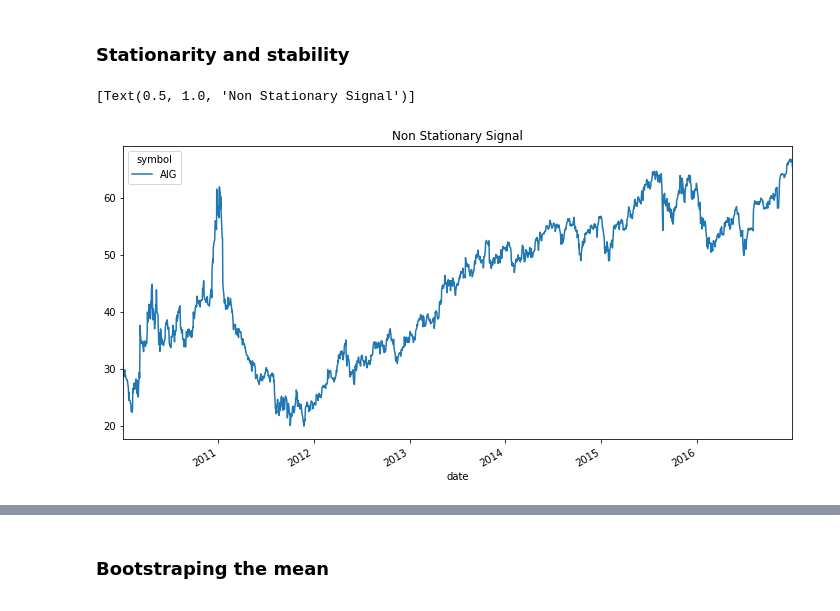
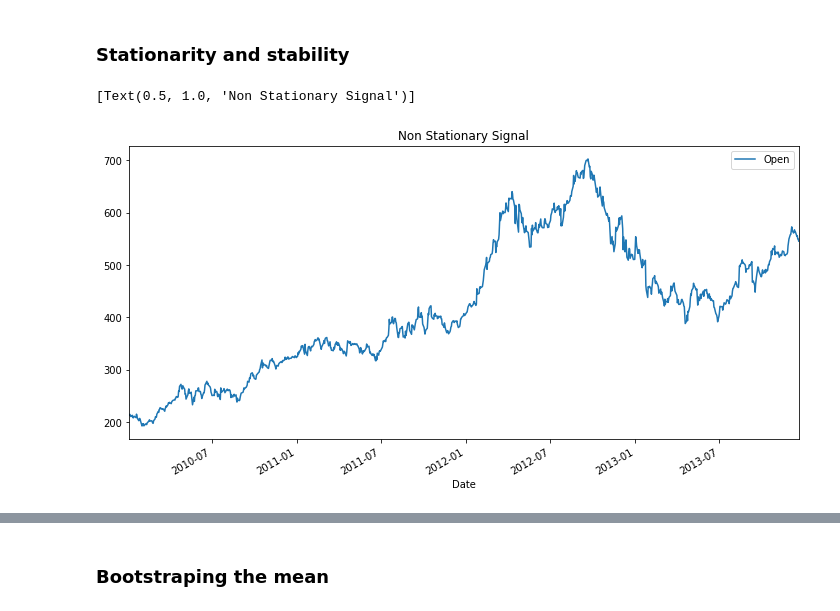
Before and after one commit to jassi-bhullar/ml_time_series_data, a Jupyter notebook: ML Time Series Data.ipynb, the cells around one changed output, grey strips where cells are left out. Drawn from its saved outputs; the diff is of its cells as text; code cells hidden in the pictures.

Commit message:
predicting time series data

```diff
--- a/ML Time Series Data.ipynb
+++ b/ML Time Series Data.ipynb
@@ -645,18 +645,23 @@ for ii, (tr, tt) in enumerate(cv.split(X)):
 # %% [markdown]
 ### Stationarity and stability
 # %%
-df = pd.read_csv('../input/nyse/prices.csv')
-df['date'] = pd.to_datetime(df['date'])
-df = df.set_index('date')
+data = pd.read_csv('apple.csv')
+data['Date'] = pd.to_datetime(data['Date'])
+data = data.set_index('Date')
+data = data[['Open']].iloc[:1000]
 
-data = df.pivot(columns='symbol', values='open')
-data = data.loc[:, ['AIG']]
+# df = pd.read_csv('../input/nyse/prices.csv')
+# df['date'] = pd.to_datetime(df['date'])
+# df = df.set_index('date')
+# data = df.pivot(columns='symbol', values='open')
+# data = data.loc[:, ['AIG']]
+
 ax = data.plot(figsize=(12, 6))
 ax.set(title = 'Non Stationary Signal')
 # mean, std, trend different everywhere
 # %% [output]
 [Text(0.5, 1.0, 'Non Stationary Signal')]
-[figure, old version]
+[figure, new version]
 # %%
 ax = pd.DataFrame(np.random.randint(35, 65, 200)).plot(figsize=(12, 6))
 ax.set(ylim=[0, 100], title = 'Stationary Signal')
```
Also changed, not shown: parts of 7 cells of this notebook.
